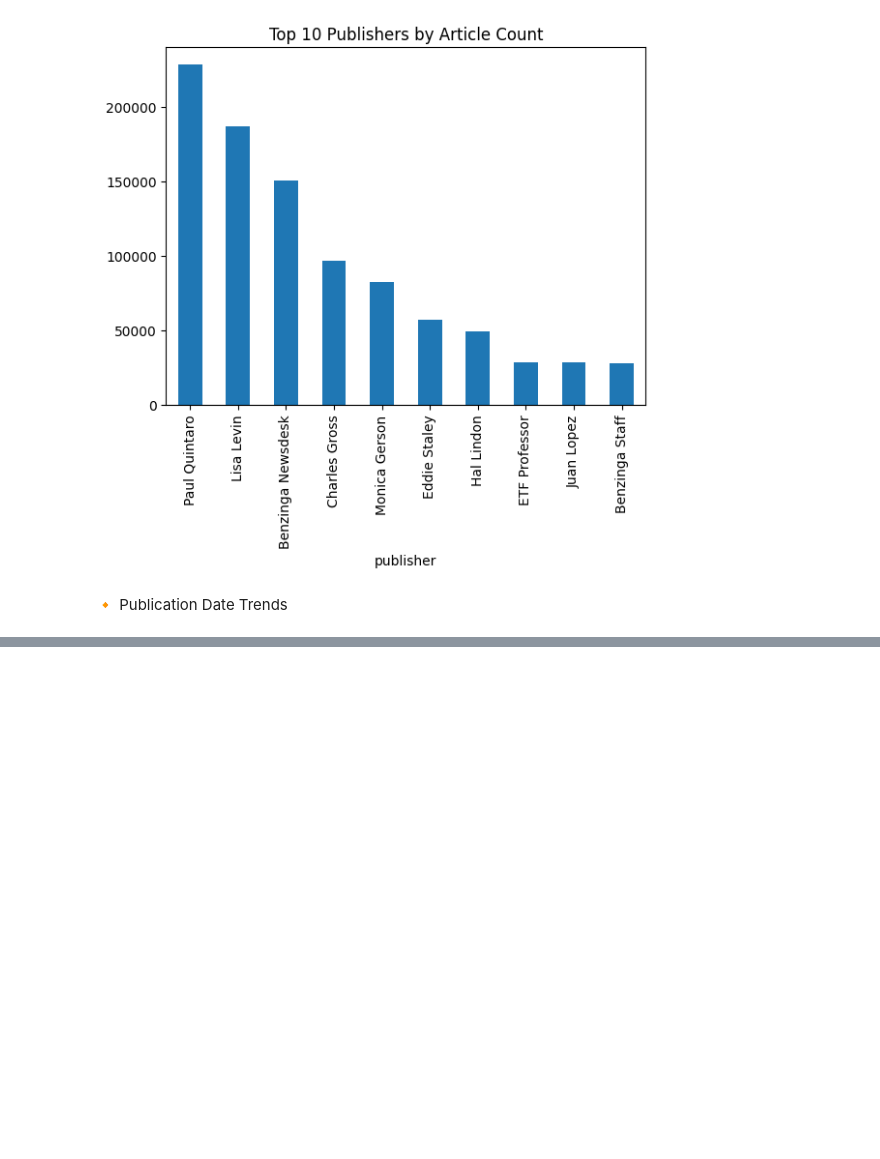
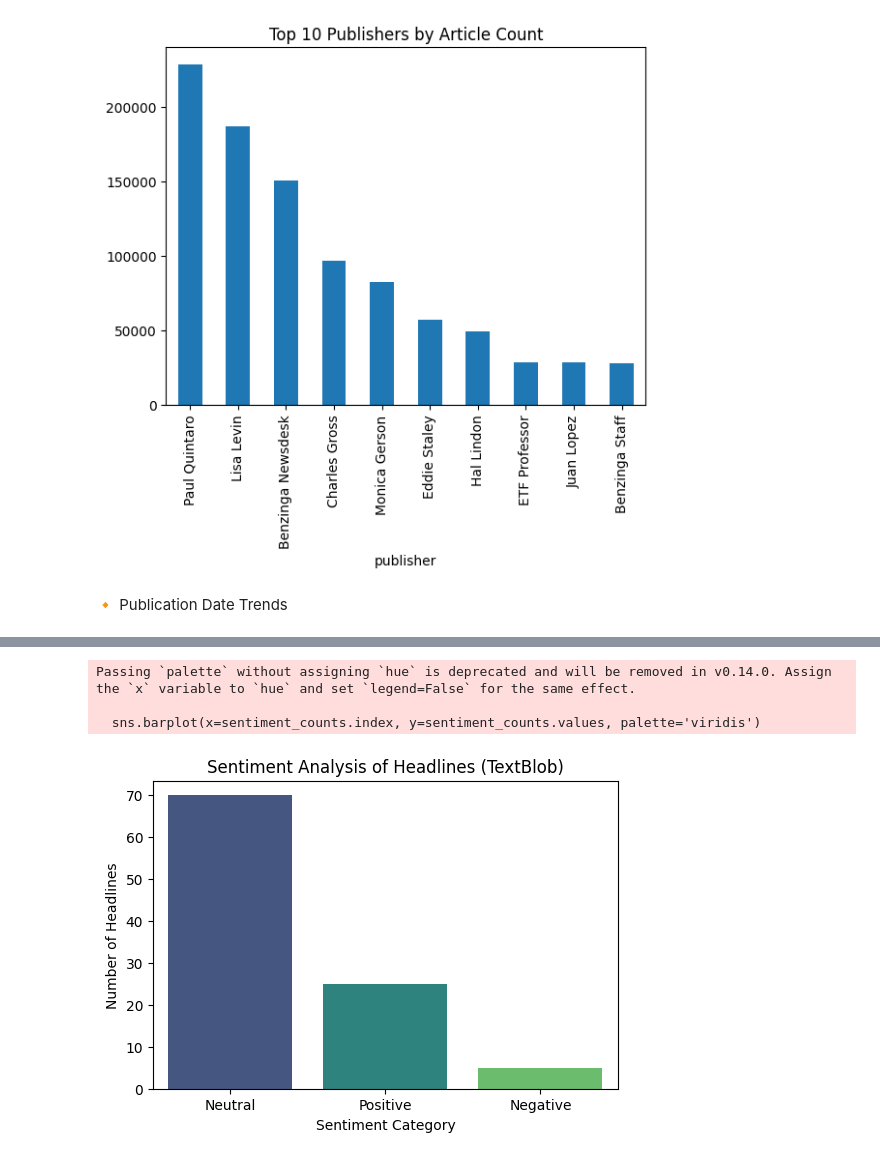
Before and after one commit to elbetel12/Week-1, a Jupyter notebook: notebooks/eda.ipynb, the cells around one changed output, grey strips where cells are left out. Saved outputs shown, nothing was run; the diff lists cells and outputs as text; code cells hidden in the pictures; blank space fills up the shorter version.

```diff
--- a/notebooks/eda.ipynb
+++ b/notebooks/eda.ipynb
@@ -20,0 +54,12 @@ memory usage: 64.4+ MB
+# %%
+# --- 1. Handling Null Values ---
+
+print("\n--- 1. Null Value Check (Before Cleaning) ---")
+print(df.isnull().sum())
+
+# We focus on the 'headline' column since it's used for sentiment analysis.
+# Strategy: Drop rows where the 'headline' is null, as we can't analyze empty text.
+df.dropna(subset=['headline'], inplace=True)
+
+print("\n--- Null Value Check (After Cleaning) ---")
+print(f"Remaining rows after dropping null headlines: {df.shape[0]}")
@@ -73,0 +163,2 @@ df.dropna(subset=['date']).groupby('date').size().plot(figsize=(10,5), title='Ar
+# %%
+sample = df.head(100)
@@ -73,0 +167,17 @@ df.dropna(subset=['date']).groupby('date').size().plot(figsize=(10,5), title='Ar
+# %%
+
+
+from textblob import TextBlob
+
+sample['TextBlob_Sentiment'] = sample['headline'].apply(lambda x: TextBlob(str(x)).sentiment.polarity)
+
+def sentiment_category(score):
+    if score >= 0.05:
+        return 'Positive'
+    elif score <= -0.05:
+        return 'Negative'
+    else:
+        return 'Neutral'
+
+sample['TextBlob_Category'] = sample['TextBlob_Sentiment'].apply(sentiment_category)
+print(sample[['headline','TextBlob_Sentiment','TextBlob_Category']])
@@ -73,0 +214,17 @@ df.dropna(subset=['date']).groupby('date').size().plot(figsize=(10,5), title='Ar
+# %%
+import matplotlib.pyplot as plt
+import seaborn as sns
+sentiment_counts = sample['TextBlob_Category'].value_counts()
+
+# Plot
+plt.figure(figsize=(6,4))
+sns.barplot(x=sentiment_counts.index, y=sentiment_counts.values, palette='viridis')
+plt.title("Sentiment Analysis of Headlines (TextBlob)")
+plt.ylabel("Number of Headlines")
+plt.xlabel("Sentiment Category")
+plt.show()
+# %% [output]
+Passing `palette` without assigning `hue` is deprecated and will be removed in v0.14.0. Assign the `x` variable to `hue` and set `legend=False` for the same effect.
+
+  sns.barplot(x=sentiment_counts.index, y=sentiment_counts.values, palette='viridis')
+[figure, added]
```
Also changed, not shown: parts of 15 cells of this notebook, 1 other file.
